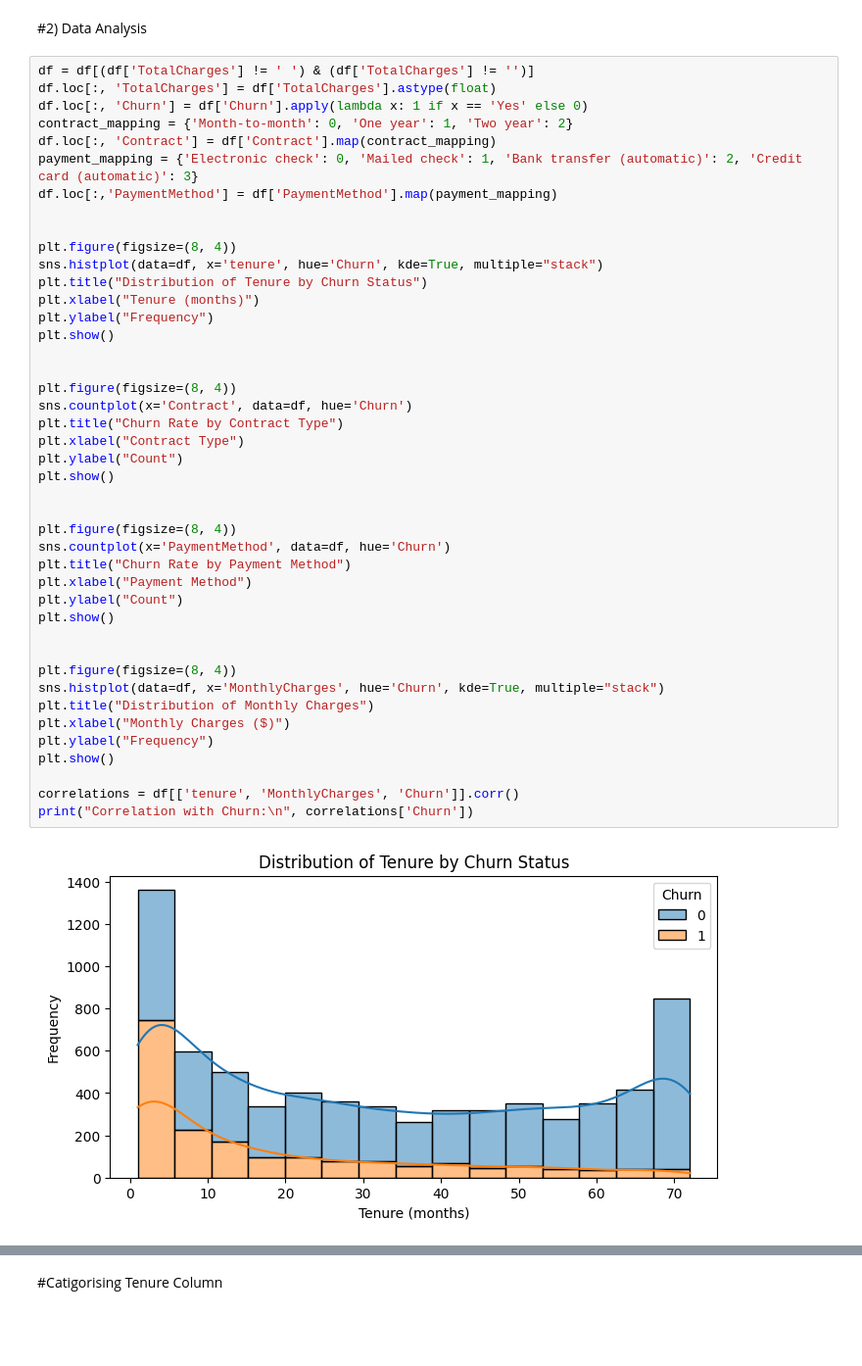
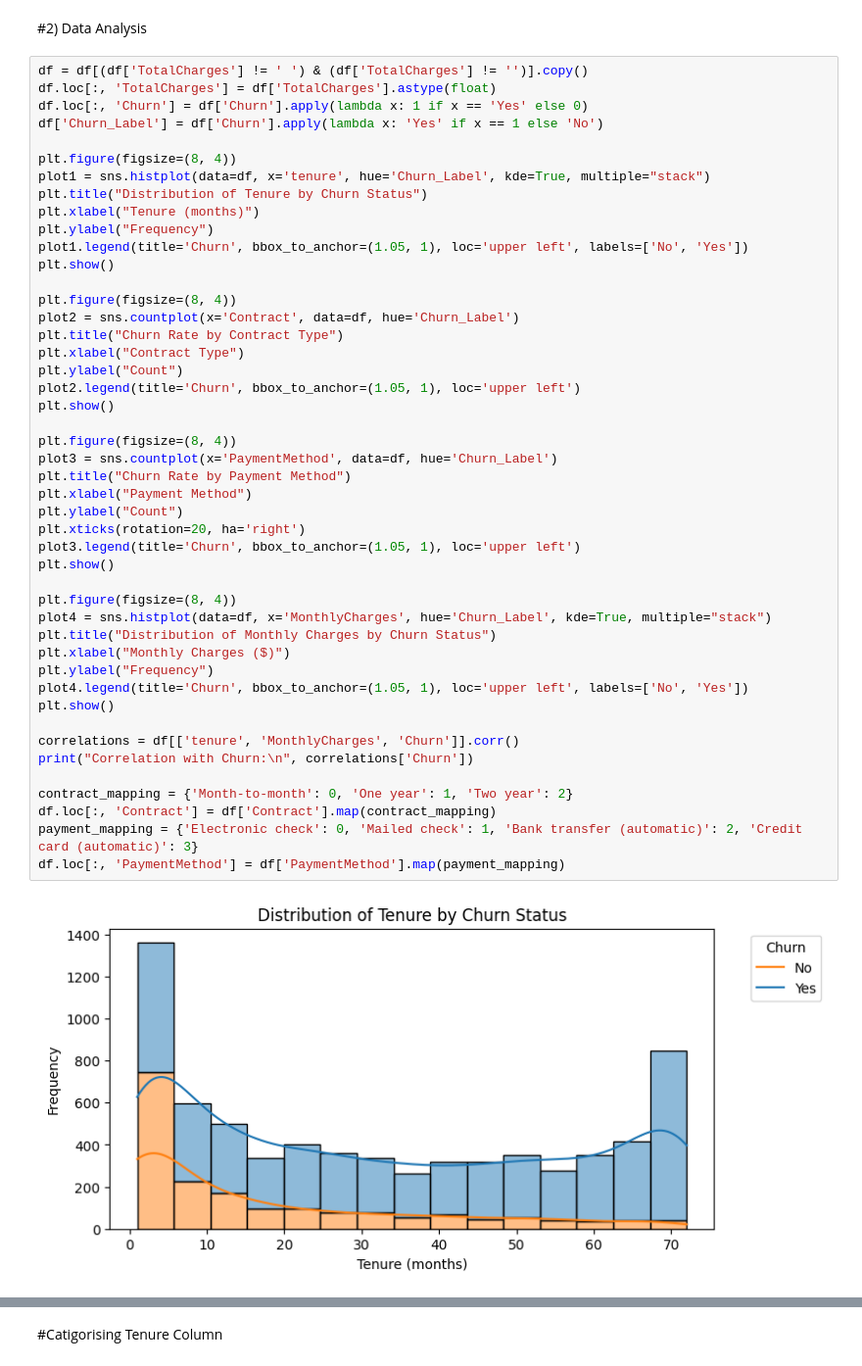
Before and after one commit to MalakSwar/AI_Project, a Jupyter notebook: AI_Project.ipynb, the cells around one changed output, grey strips where cells are left out. Shown at 98% size. Drawn from its saved outputs; the diff is of its cells as text; blank space fills up the shorter version.

```diff
--- a/AI_Project.ipynb
+++ b/AI_Project.ipynb
@@ -30,47 +27,50 @@ df.head()
 # %% [markdown]
 #2) Data Analysis
 # %%
-df = df[(df['TotalCharges'] != ' ') & (df['TotalCharges'] != '')]
+df = df[(df['TotalCharges'] != ' ') & (df['TotalCharges'] != '')].copy()
 df.loc[:, 'TotalCharges'] = df['TotalCharges'].astype(float)
 df.loc[:, 'Churn'] = df['Churn'].apply(lambda x: 1 if x == 'Yes' else 0)
-contract_mapping = {'Month-to-month': 0, 'One year': 1, 'Two year': 2}
-df.loc[:, 'Contract'] = df['Contract'].map(contract_mapping)
-payment_mapping = {'Electronic check': 0, 'Mailed check': 1, 'Bank transfer (automatic)': 2, 'Credit card (automatic)': 3}
-df.loc[:,'PaymentMethod'] = df['PaymentMethod'].map(payment_mapping)
-
+df['Churn_Label'] = df['Churn'].apply(lambda x: 'Yes' if x == 1 else 'No')
 
 plt.figure(figsize=(8, 4))
-sns.histplot(data=df, x='tenure', hue='Churn', kde=True, multiple="stack")
+plot1 = sns.histplot(data=df, x='tenure', hue='Churn_Label', kde=True, multiple="stack")
 plt.title("Distribution of Tenure by Churn Status")
 plt.xlabel("Tenure (months)")
 plt.ylabel("Frequency")
+plot1.legend(title='Churn', bbox_to_anchor=(1.05, 1), loc='upper left', labels=['No', 'Yes'])
 plt.show()
 
-
 plt.figure(figsize=(8, 4))
-sns.countplot(x='Contract', data=df, hue='Churn')
+plot2 = sns.countplot(x='Contract', data=df, hue='Churn_Label')
 plt.title("Churn Rate by Contract Type")
 plt.xlabel("Contract Type")
 plt.ylabel("Count")
+plot2.legend(title='Churn', bbox_to_anchor=(1.05, 1), loc='upper left')
 plt.show()
 
-
 plt.figure(figsize=(8, 4))
-sns.countplot(x='PaymentMethod', data=df, hue='Churn')
+plot3 = sns.countplot(x='PaymentMethod', data=df, hue='Churn_Label')
 plt.title("Churn Rate by Payment Method")
 plt.xlabel("Payment Method")
 plt.ylabel("Count")
+plt.xticks(rotation=20, ha='right')
+plot3.legend(title='Churn', bbox_to_anchor=(1.05, 1), loc='upper left')
 plt.show()
 
-
 plt.figure(figsize=(8, 4))
-sns.histplot(data=df, x='MonthlyCharges', hue='Churn', kde=True, multiple="stack")
-plt.title("Distribution of Monthly Charges")
+plot4 = sns.histplot(data=df, x='MonthlyCharges', hue='Churn_Label', kde=True, multiple="stack")
+plt.title("Distribution of Monthly Charges by Churn Status")
 plt.xlabel("Monthly Charges ($)")
 plt.ylabel("Frequency")
+plot4.legend(title='Churn', bbox_to_anchor=(1.05, 1), loc='upper left', labels=['No', 'Yes'])
 plt.show()
 
 correlations = df[['tenure', 'MonthlyCharges', 'Churn']].corr()
 print("Correlation with Churn:\n", correlations['Churn'])
+
+contract_mapping = {'Month-to-month': 0, 'One year': 1, 'Two year': 2}
+df.loc[:, 'Contract'] = df['Contract'].map(contract_mapping)
+payment_mapping = {'Electronic check': 0, 'Mailed check': 1, 'Bank transfer (automatic)': 2, 'Credit card (automatic)': 3}
+df.loc[:, 'PaymentMethod'] = df['PaymentMethod'].map(payment_mapping)
 # %% [output]
-[figure, old version]
+[figure, new version]
```
Also changed, not shown: parts of 7 cells of this notebook.
